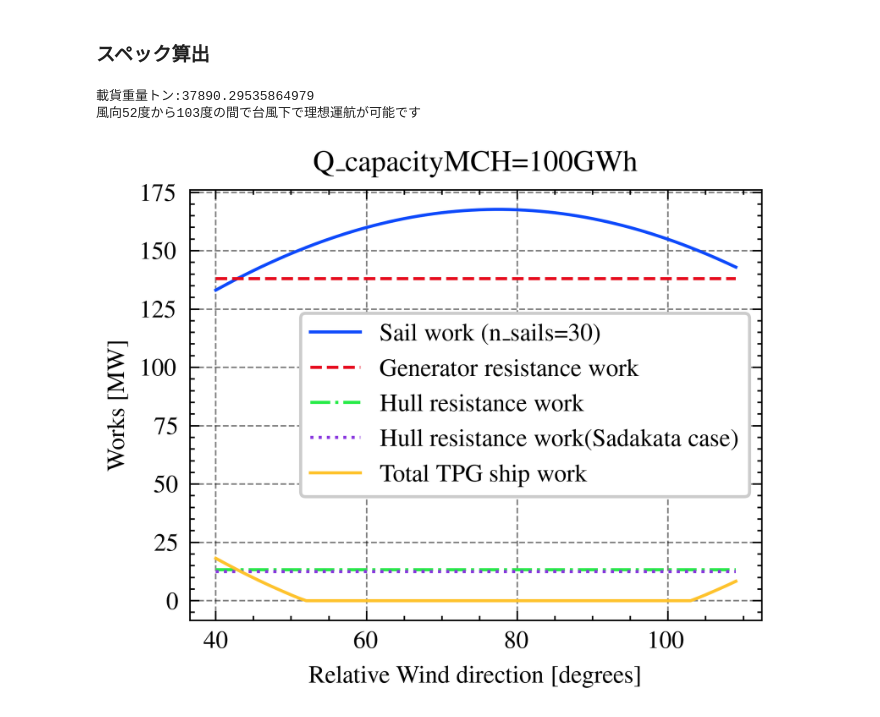
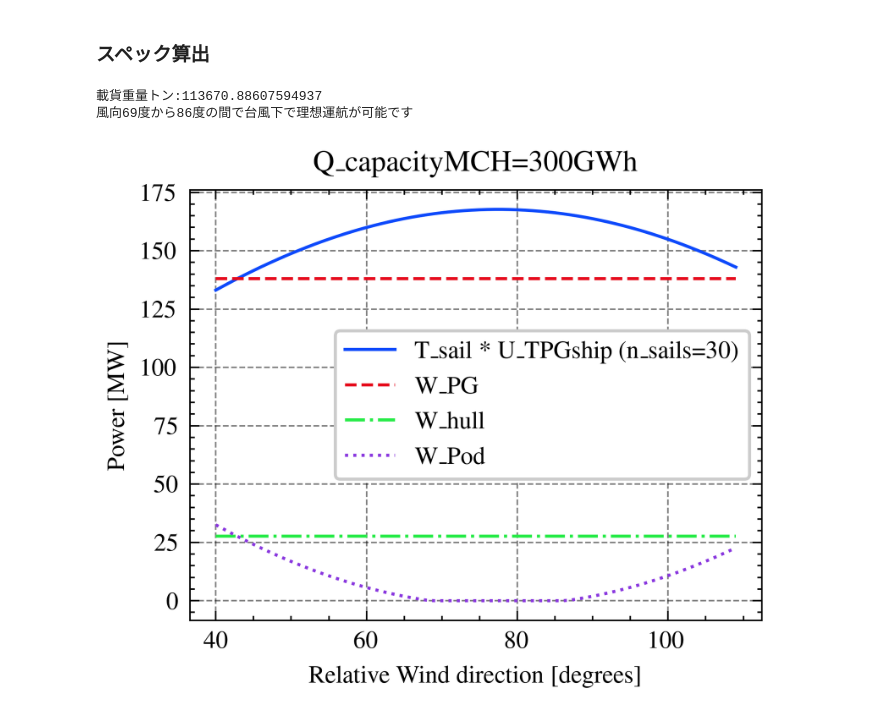
Before and after one commit to kuno-shuji/typhoon-project, a Jupyter notebook: workspace/TPGship_minimum_spec_in_typhoon.ipynb, the cells around one changed output. Saved outputs shown, nothing was run; the diff lists cells and outputs as text; code cells hidden in the pictures.

```diff
--- a/workspace/TPGship_minimum_spec_in_typhoon.ipynb
+++ b/workspace/TPGship_minimum_spec_in_typhoon.ipynb
@@ -200,7 +200,7 @@ generator_efficiency = 0.3  # 発電機の効率
 
 # 船体の設定
 body_num = 1  # 船体の数
-storage = 100*(10**9)  # 貯蔵量 [Wh]
+storage = 300*(10**9)  # 貯蔵量 [Wh]
 # 載貨重量トンの提示
 print("載貨重量トン:{}".format(cal_dwt(storage,2)))
 storage_method = 2  # 貯蔵方法(1:電気貯蔵,2:水素貯蔵MCH)
@@ -240,29 +240,29 @@ else:
     zero_work_range_end = zero_work_range[-1]
     print("風向{}度から{}度の間で台風下で理想運航が可能です".format(zero_work_range_start, zero_work_range_end))
 # %% [output]
-載貨重量トン:37890.29535864979
-風向52度から103度の間で台風下で理想運航が可能です
+載貨重量トン:113670.88607594937
+風向69度から86度の間で台風下で理想運航が可能です
 # %%
 # 仕事量のグラフの描画
 import matplotlib.pyplot as plt
 import scienceplots
 
 plt.style.use(['science','ieee','high-vis','grid'])
 
-wind_work_label = 'Sail work (n_sails={})'.format(sail_num)
+wind_work_label = 'T_sail * U_TPGship (n_sails={})'.format(sail_num)
 Title = 'Q_capacityMCH={}GWh'.format(int(storage/10**9))
 
 plt.plot(wind_directions, wind_work_list, label=wind_work_label)
-plt.plot(wind_directions, turbine_work_list, label='Generator resistance work')
-plt.plot(wind_directions, ship_body_drag_work_list, label='Hull resistance work')
-plt.plot(wind_directions, ship_body_drag_work_sadakata_list, label='Hull resistance work(Sadakata case)')
-plt.plot(wind_directions, total_work_list, label='Total TPG ship work')
+plt.plot(wind_directions, turbine_work_list, label='W_PG')
+plt.plot(wind_directions, ship_body_drag_work_list, label='W_hull')
+#plt.plot(wind_directions, ship_body_drag_work_sadakata_list, label='Hull resistance work(Sadakata case)')
+plt.plot(wind_directions, total_work_list, label='W_Pod')
 #タイトルラベル
 plt.title(Title)
 
 plt.xlabel('Relative Wind direction [degrees]')
-plt.ylabel('Works [MW]')
+plt.ylabel('Power [MW]')
 plt.legend()
 plt.show()
 # %% [output]
-[figure, old version]
+[figure, new version]
```
Also changed, not shown: 34 other files.
